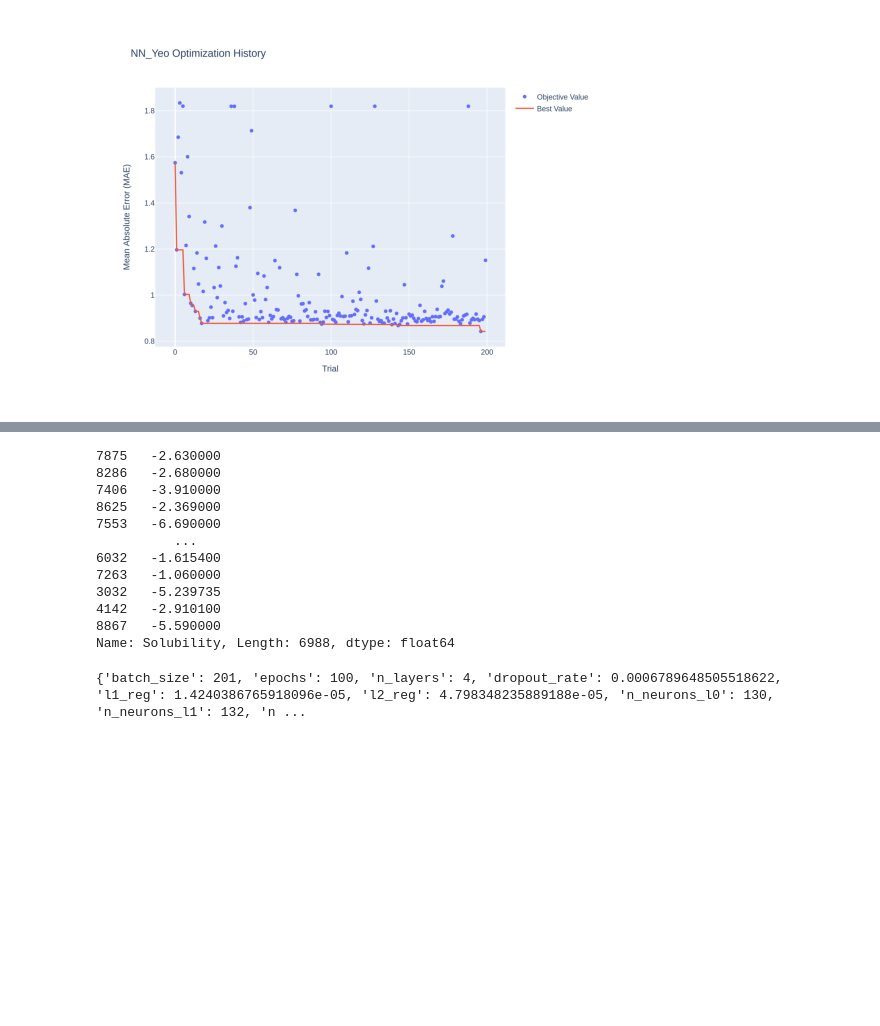
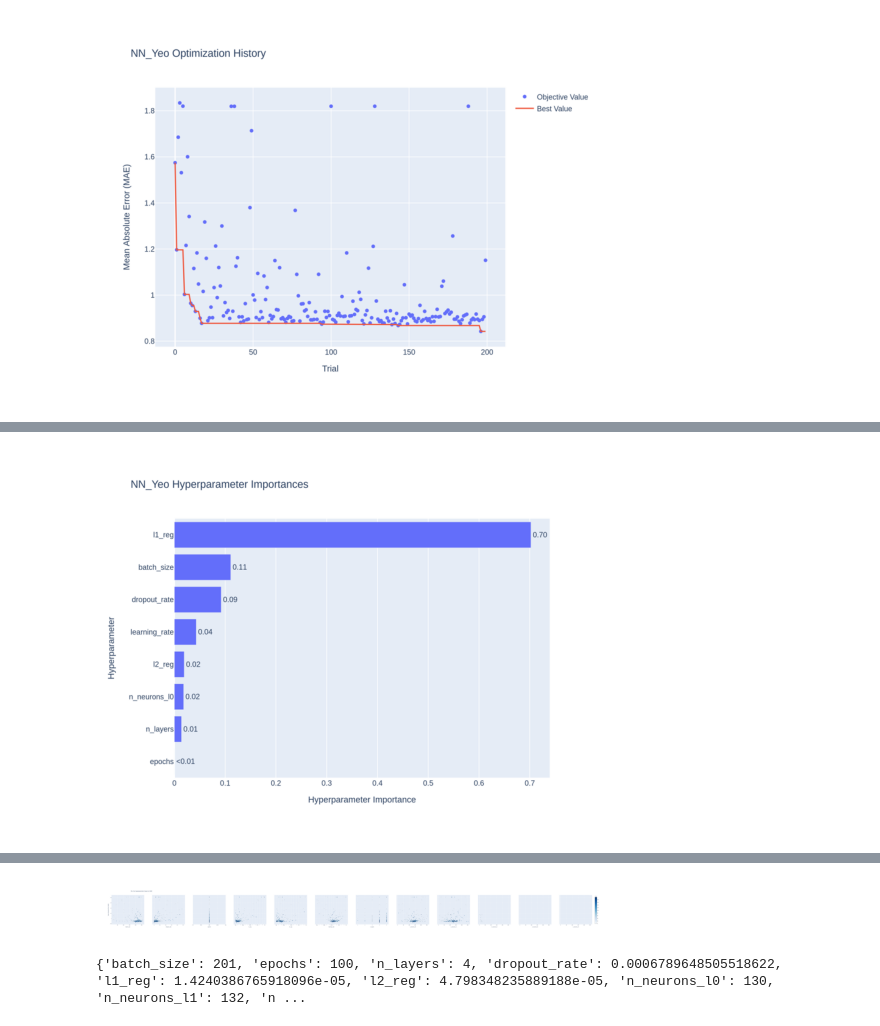
Before and after one commit to raznava/NN_architecture, a Jupyter notebook: NN_architecture_Bayes.ipynb, the cells around one changed output, grey strips where cells are left out. Saved outputs shown, nothing was run; the diff lists cells and outputs as text; code cells hidden in the pictures; blank space fills up the shorter version.

```diff
--- a/NN_architecture_Bayes.ipynb
+++ b/NN_architecture_Bayes.ipynb
@@ -288,6 +290,19 @@ fig.show()
 fig.write_image(f'{path_to_save}{model_name}_Hyp_plot.png', width=800, height=600, scale=3)
 # %% [output]
 [interactive output not drawn]
+# %%
+# New image path
+image_path = f'{path_to_save}{model_name}_Hyp_plot.png'
+# Load the image
+image = Image.open(image_path)
+new_size = (800, 600)
+image = image.resize(new_size)
+# Display the image
+plt.imshow(image)
+plt.axis('off') # Hide axis
+plt.show()
+# %% [output]
+[figure, added]
 # %%
 plots = plot_slice(study)
 plots.update_layout(yaxis_title='Mean Absolute Error (MAE)',
@@ -296,21 +311,19 @@ plots.write_image(f'{path_to_save}{model_name}_Imp_plot.png', width=7200, height
 plots.show()
 # %% [output]
 [interactive output not drawn]
-# %%
-y_train
-# %% [output]
-7875   -2.630000
-8286   -2.680000
-7406   -3.910000
-8625   -2.369000
-7553   -6.690000
-          ...
-6032   -1.615400
-7263   -1.060000
-3032   -5.239735
-4142   -2.910100
-8867   -5.590000
-Name: Solubility, Length: 6988, dtype: float64
+# %%
+# New image path
+image_path = f'{path_to_save}{model_name}_Imp_plot.png'
+# Load the image
+image = Image.open(image_path)
+new_size = (7200, 600)
+image = image.resize(new_size)
+# Display the image
+plt.imshow(image)
+plt.axis('off') # Hide axis
+plt.show()
+# %% [output]
+[figure, added]
 # %%
 # Convert the transformed data into a DataFrame
 X_train_scaled_MnMx = pd.DataFrame(X_train_scaled_MnMx, index=X_train.index, columns=X_train.columns)
```
Also changed, not shown: parts of 1 cell of this notebook.
